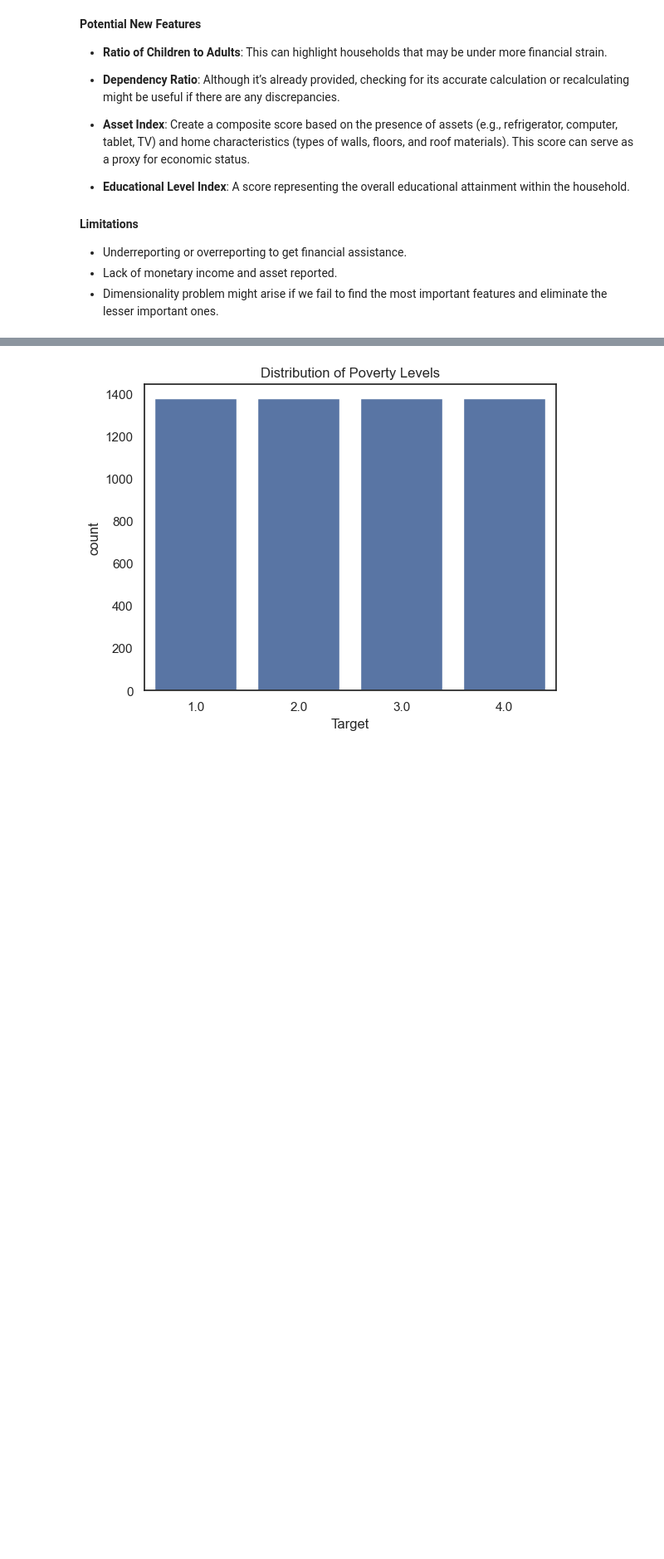
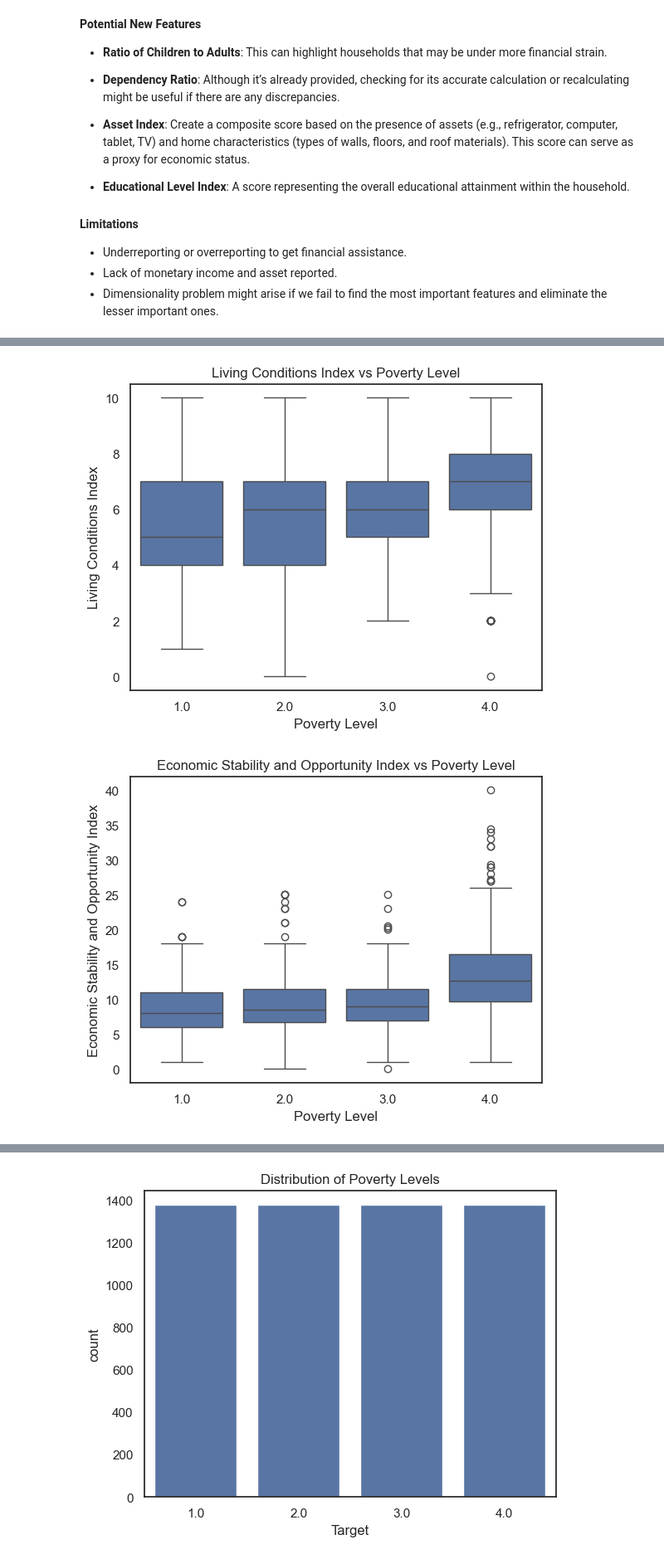
Before and after one commit to onurcan-b/Costa-Rica-Poverty-Prediction, a Jupyter notebook: Milestone 1.ipynb, the cells around one changed output, grey strips where cells are left out. Shown at 83% size. Cells and saved outputs as stored; diff of their text form; code cells hidden in the pictures; blank space fills up the shorter version.

```diff
--- a/Milestone 1.ipynb
+++ b/Milestone 1.ipynb
@@ -275,0 +330,24 @@ idhogar    ...
+# %%
+# Boxplot for Living Conditions Index vs Target
+sns.boxplot(x='Target', y='Living_Conditions_Index', data=grouped_data)
+plt.title('Living Conditions Index vs Poverty Level')
+plt.xlabel('Poverty Level')
+plt.ylabel('Living Conditions Index')
+plt.show()
+
+# Boxplot for Economic Stability and Opportunity Index vs Target
+sns.boxplot(x='Target', y='Economic_Stability_Opportunity_Index', data=grouped_data)
+plt.title('Economic Stability and Opportunity Index vs Poverty Level')
+plt.xlabel('Poverty Level')
+plt.ylabel('Economic Stability and Opportunity Index')
+plt.show()
+
+# Boxplot for Social Dynamics Index vs Target
+sns.boxplot(x='Target', y='Social_Dynamics_Index', data=grouped_data)
+plt.title('Social Dynamics Index vs Poverty Level')
+plt.xlabel('Poverty Level')
+plt.ylabel('Social Dynamics Index')
+plt.show()
+# %% [output]
+[figure, added]
+[figure, added]
```
Also changed, not shown: parts of 13 cells of this notebook.
